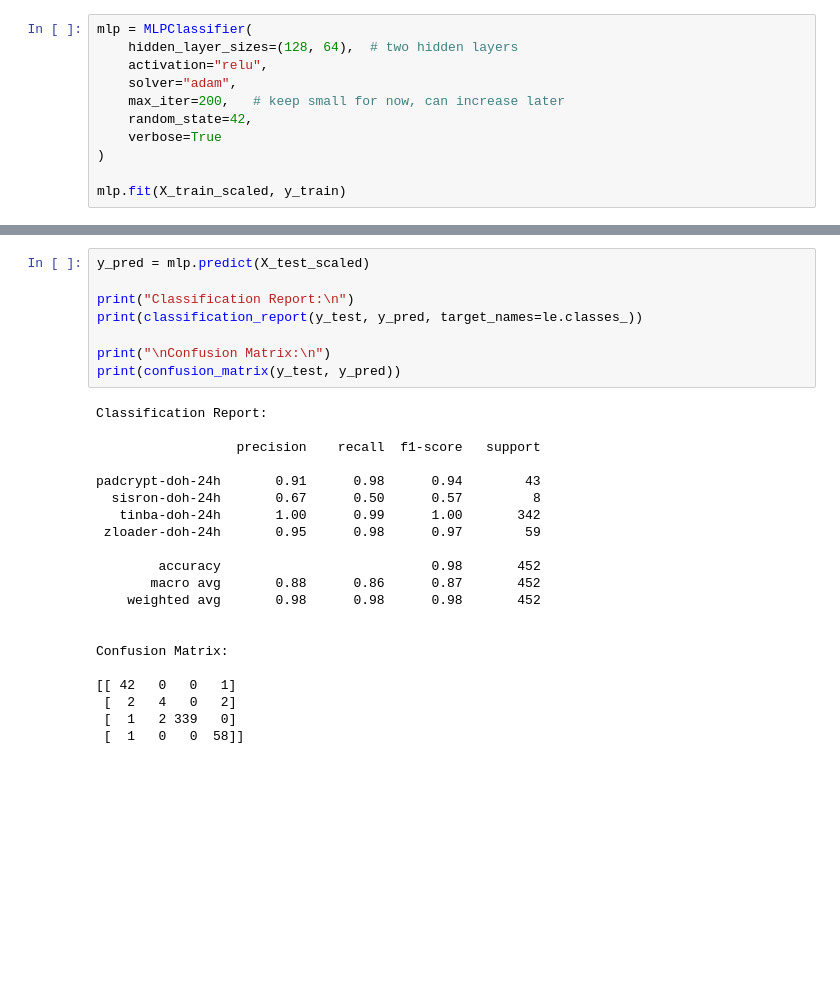
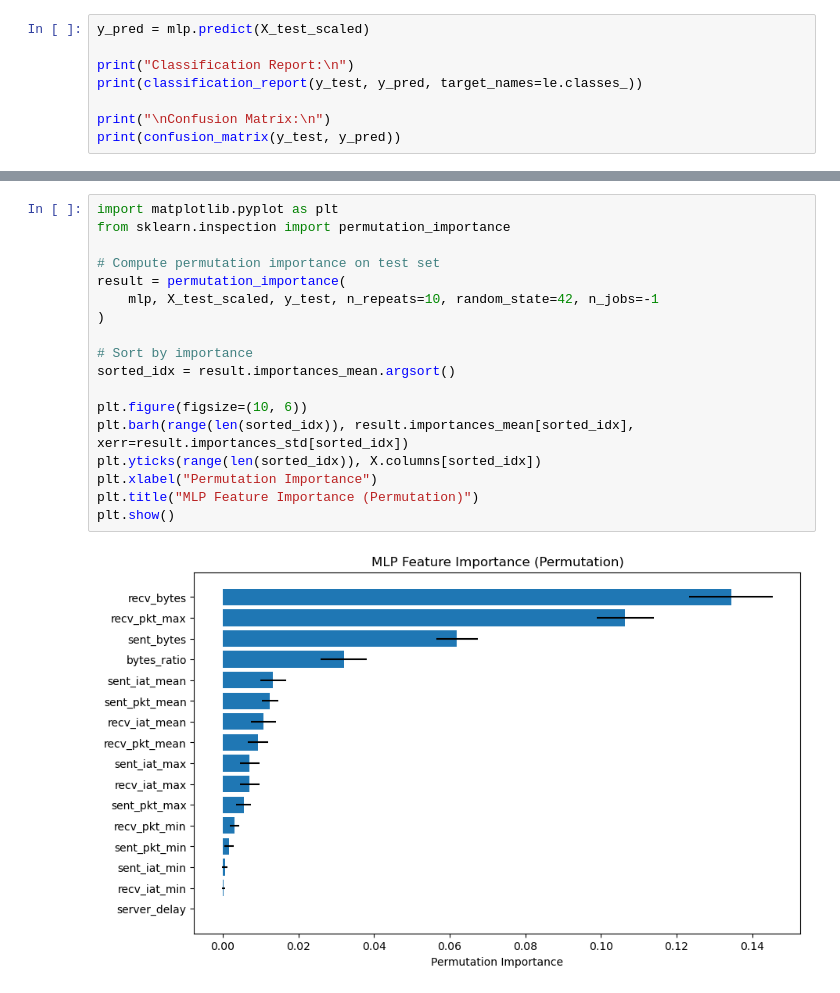
Before and after one commit to sergioJelizalde/DoH_DGA_training, a Jupyter notebook: notebooks/training_mlp.ipynb, the cells around one changed output, grey strips where cells are left out. Drawn from its saved outputs; the diff is of its cells as text; blank space fills up the shorter version.

```diff
--- a/notebooks/training_mlp.ipynb
+++ b/notebooks/training_mlp.ipynb
@@ -63,12 +96,9 @@ X_test_scaled = scaler.transform(X_test)
 # %%
-mlp = MLPClassifier(
-    hidden_layer_sizes=(128, 64),  # two hidden layers
-    activation="relu",
-    solver="adam",
-    max_iter=200,   # keep small for now, can increase later
-    random_state=42,
-    verbose=True
-)
+y_pred = mlp.predict(X_test_scaled)
 
-mlp.fit(X_train_scaled, y_train)
+print("Classification Report:\n")
+print(classification_report(y_test, y_pred, target_names=le.classes_))
+
+print("\nConfusion Matrix:\n")
+print(confusion_matrix(y_test, y_pred))
 # %% [output]
@@ -93,29 +121,20 @@ MLPClassifier(hidden_layer_sizes=(128, 64), random_state=42, verbose=True)
-# %%
-y_pred = mlp.predict(X_test_scaled)
-
-print("Classification Report:\n")
-print(classification_report(y_test, y_pred, target_names=le.classes_))
-
-print("\nConfusion Matrix:\n")
-print(confusion_matrix(y_test, y_pred))
-# %% [output]
-Classification Report:
-
-                  precision    recall  f1-score   support
-
-padcrypt-doh-24h       0.91      0.98      0.94        43
-  sisron-doh-24h       0.67      0.50      0.57         8
-   tinba-doh-24h       1.00      0.99      1.00       342
- zloader-doh-24h       0.95      0.98      0.97        59
-
-        accuracy                           0.98       452
-       macro avg       0.88      0.86      0.87       452
-    weighted avg       0.98      0.98      0.98       452
-
-
-Confusion Matrix:
-
-[[ 42   0   0   1]
- [  2   4   0   2]
- [  1   2 339   0]
- [  1   0   0  58]]
+# %%
+import matplotlib.pyplot as plt
+from sklearn.inspection import permutation_importance
+
+# Compute permutation importance on test set
+result = permutation_importance(
+    mlp, X_test_scaled, y_test, n_repeats=10, random_state=42, n_jobs=-1
+)
+
+# Sort by importance
+sorted_idx = result.importances_mean.argsort()
+
+plt.figure(figsize=(10, 6))
+plt.barh(range(len(sorted_idx)), result.importances_mean[sorted_idx], xerr=result.importances_std[sorted_idx])
+plt.yticks(range(len(sorted_idx)), X.columns[sorted_idx])
+plt.xlabel("Permutation Importance")
+plt.title("MLP Feature Importance (Permutation)")
+plt.show()
+# %% [output]
+[figure, added]
```
Also changed, not shown: parts of 5 cells of this notebook, 4 other files.
